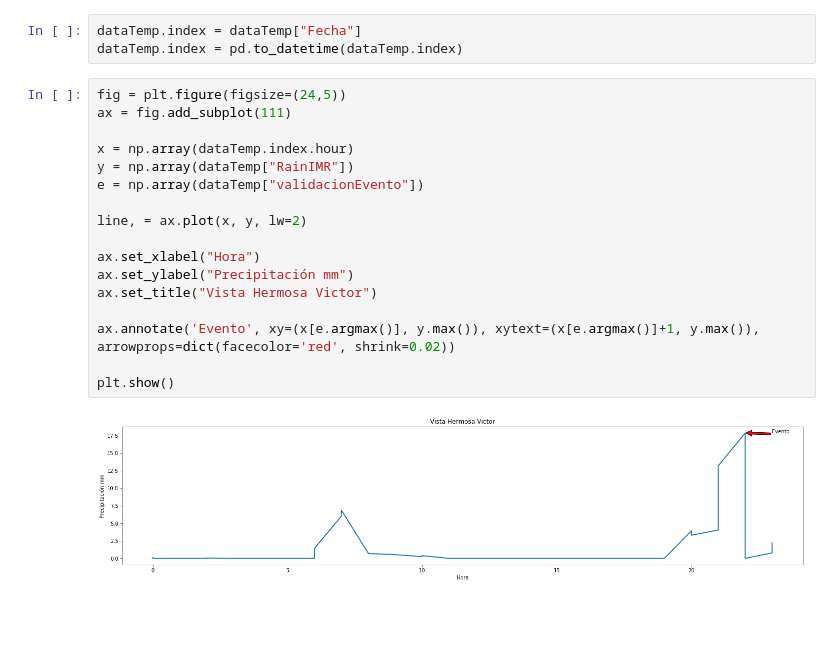
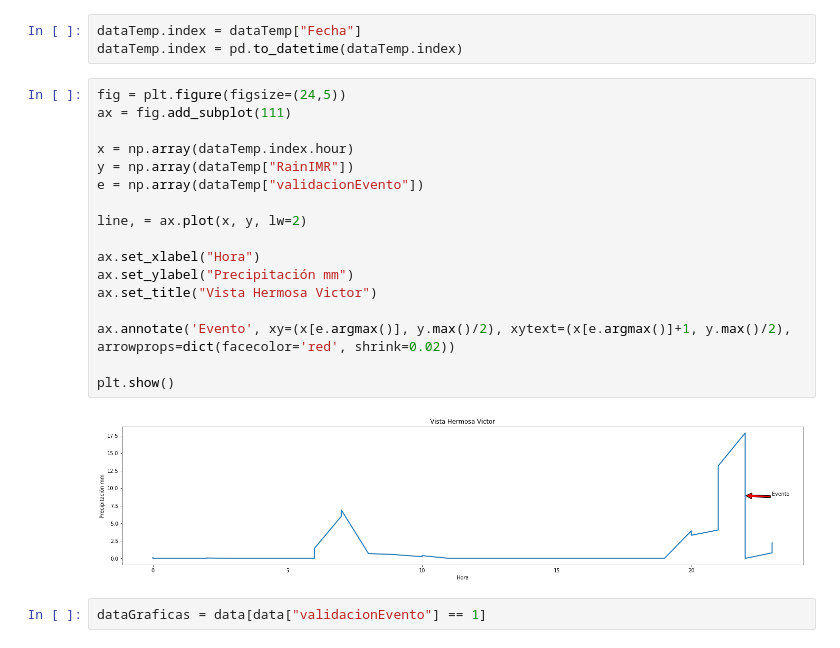
Before and after one commit to jorgemauricio/proyectoGranizo, a Jupyter notebook: Procesamiento de Datos.ipynb, the cells around one changed output. Drawn from its saved outputs; the diff is of its cells as text; blank space fills up the shorter version.

```diff
--- a/Procesamiento de Datos.ipynb
+++ b/Procesamiento de Datos.ipynb
@@ -241,19 +239,21 @@ dataTemp.index = pd.to_datetime(dataTemp.index)
 # %%
 fig = plt.figure(figsize=(24,5))
 ax = fig.add_subplot(111)
 
 x = np.array(dataTemp.index.hour)
 y = np.array(dataTemp["RainIMR"])
 e = np.array(dataTemp["validacionEvento"])
 
 line, = ax.plot(x, y, lw=2)
 
 ax.set_xlabel("Hora")
 ax.set_ylabel("Precipitación mm")
 ax.set_title("Vista Hermosa Victor")
 
-ax.annotate('Evento', xy=(x[e.argmax()], y.max()), xytext=(x[e.argmax()]+1, y.max()), arrowprops=dict(facecolor='red', shrink=0.02))
+ax.annotate('Evento', xy=(x[e.argmax()], y.max()/2), xytext=(x[e.argmax()]+1, y.max()/2), arrowprops=dict(facecolor='red', shrink=0.02))
 
 plt.show()
 # %% [output]
-[figure, old version]
+[figure, new version]
+# %%
+dataGraficas = data[data["validacionEvento"] == 1]
```
Also changed, not shown: parts of 13 cells of this notebook, 2 other files.
